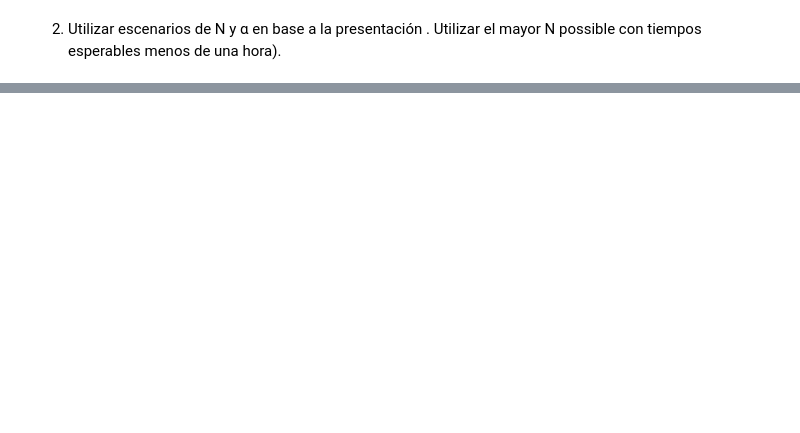
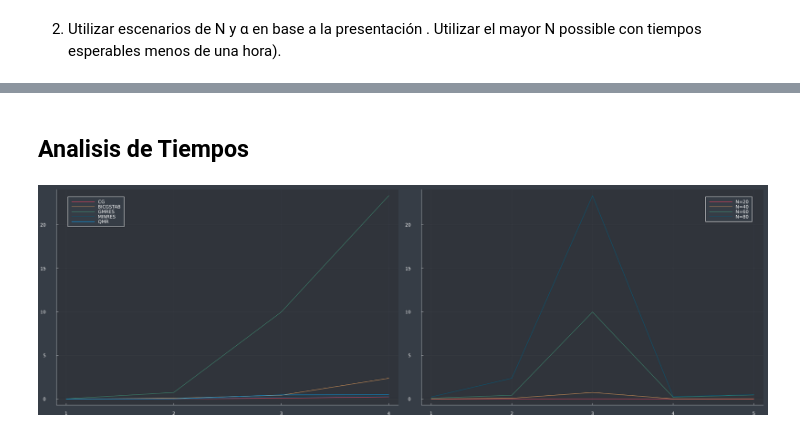
Before and after one commit to ncarrillo93/MetodosIterativos, a Jupyter notebook: Tarea 1.ipynb, the cells around one changed output, grey strips where cells are left out. Saved outputs shown, nothing was run; the diff lists cells and outputs as text; code cells hidden in the pictures; blank space fills up the shorter version.

```diff
--- a/Tarea 1.ipynb
+++ b/Tarea 1.ipynb
@@ -211,0 +228,14 @@ using Plots
+# %% [markdown]
+## Analisis de Tiempos
+# %%
+using Plots
+theme(:dark)
+tiempos=[ TCG , TBICGSTAB , TGMRES , TMINRES , TQMR ];
+nombres=["CG" "BICGSTAB" "GMRES" "MINRES" "QMR"];
+matrix_tiempos=hcat(tiempos[1], tiempos[2], tiempos[3], tiempos[4], tiempos[5])
+
+ptime1=plot(matrix_tiempos,label=["CG" "BICGSTAB" "GMRES" "MINRES" "QMR"])
+ptime2=plot(matrix_tiempos',label=["N=20" "N=40" "N=60" "N=80"])
+plot(ptime1,ptime2,layout=@layout[a b],size=(1900,600))
+# %% [output]
+[figure, added]
```
Also changed, not shown: parts of 16 cells of this notebook.
